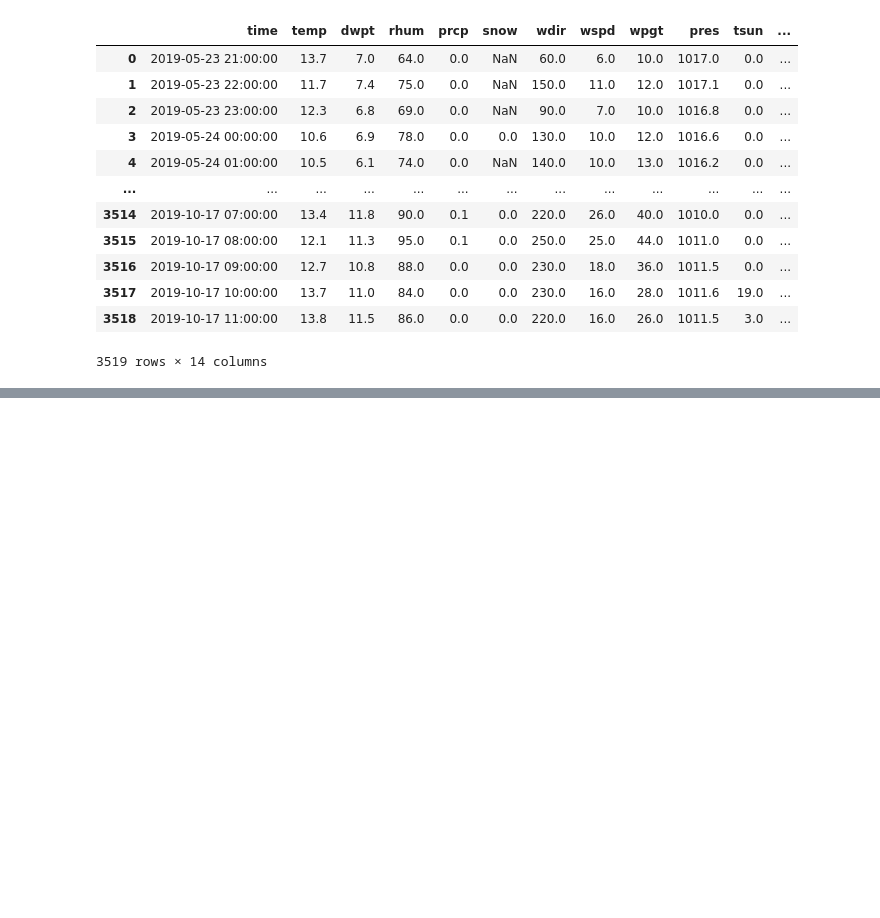
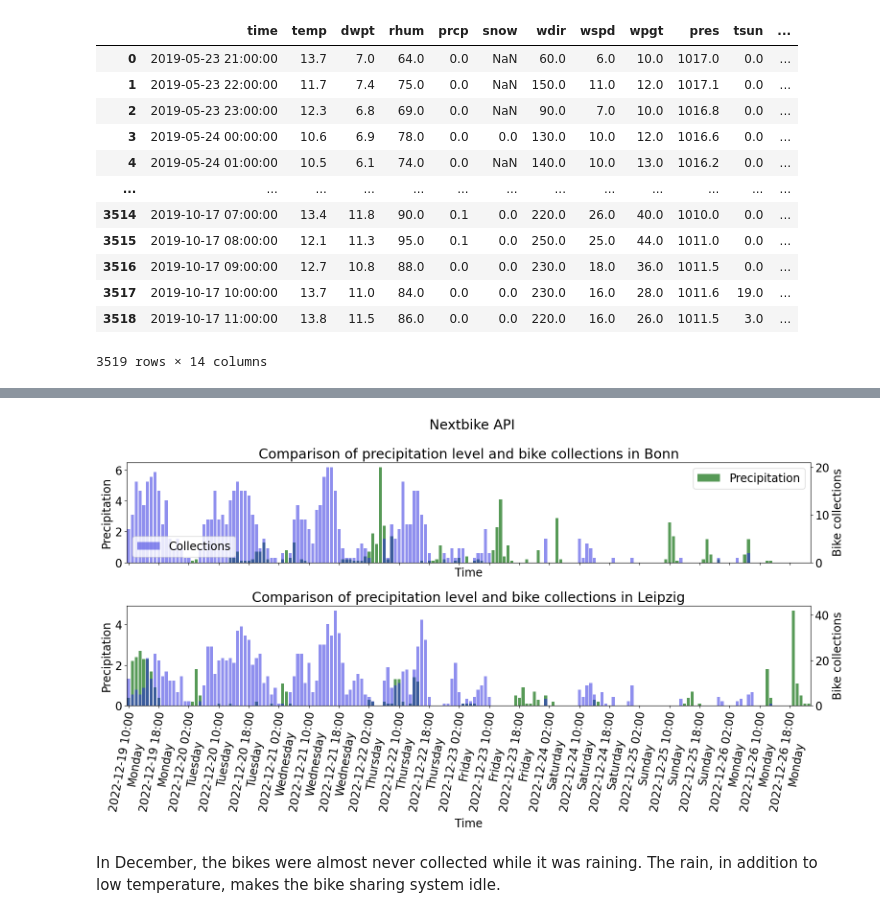
Before and after one commit to hadaszm/BDA, a Jupyter notebook: BikesWeather.ipynb, the cells around one changed output, grey strips where cells are left out. Drawn from its saved outputs; the diff is of its cells as text; code cells hidden in the pictures; blank space fills up the shorter version.

```diff
--- a/BikesWeather.ipynb
+++ b/BikesWeather.ipynb
@@ -202,0 +310,39 @@ plt.show()
+# %%
+week_start_api = pd.to_datetime('2022-12-19')
+week_end_api = pd.to_datetime('2022-12-27')
+week_analysis_api = get_week_analysis(week_start_api, week_end_api, api_data_valid, api_weather_data)
+week_analysis_api2 = get_week_analysis(week_start_api, week_end_api, api_data_valid2, api_weather_data2)
+# %%
+fig, ax = plt.subplots(2, 1, sharex=True)
+ax_1 = sns.barplot(x='time', y='prcp', data=week_analysis_api, color="g", alpha=0.7, label='Precipitation', ax=ax[0])
+ax[0].set_ylabel('Precipitation')
+ax[0].set_xlabel('Time')
+ax[0].set_title(f'Comparison of precipitation level and bike collections in {city}')
+ax_2 = ax_1.twinx()
+sns.barplot(x='time', y='collected', data=week_analysis_api, ax=ax_2, color='b', alpha=0.5, label='Collections')
+ax_2.set_ylabel('Bike collections')
+ax_2.set_xticks(np.arange(len(week_analysis_api), step=8))
+ax_2.set_xticklabels(week_analysis_api['time'].dt.strftime('%Y-%m-%d %H:%M').tolist()[::8])
+ax[0].legend(loc=1)
+ax_2.legend(loc=3)
+plt.setp(ax[0].xaxis.get_majorticklabels(), rotation=80)
+
+ax_3 = sns.barplot(x='time', y='prcp', data=week_analysis_api2, color="g", alpha=0.7, label='Precipitation', ax=ax[1])
+ax[1].set_ylabel('Precipitation')
+ax[1].set_xlabel('Time')
+ax_4 = ax_3.twinx()
+sns.barplot(x='time', y='collected', data=week_analysis_api2, ax=ax_4, color='b', alpha=0.5, label='Collections')
+ax_4.set_ylabel('Bike collections')
+ax_4.set_xticks(np.arange(len(week_analysis_api2), step=8))
+ax_4.set_xticklabels(
+    (week_analysis_api2['time'].dt.strftime('%Y-%m-%d %H:%M') + '\n' + week_analysis_api2['time'].dt.day_name()).tolist()[::8])
+plt.setp(ax[1].xaxis.get_majorticklabels(), rotation=80)
+
+ax[1].set_title(f'Comparison of precipitation level and bike collections in {city2}')
+plt.suptitle("Nextbike API")
+fig.tight_layout()
+plt.show()
+# %% [output]
+[figure, added]
+# %% [markdown]
+In December, the bikes were almost never collected while it was raining. The rain, in addition to low temperature, makes the bike sharing system idle.
```
Also changed, not shown: parts of 24 cells of this notebook.
